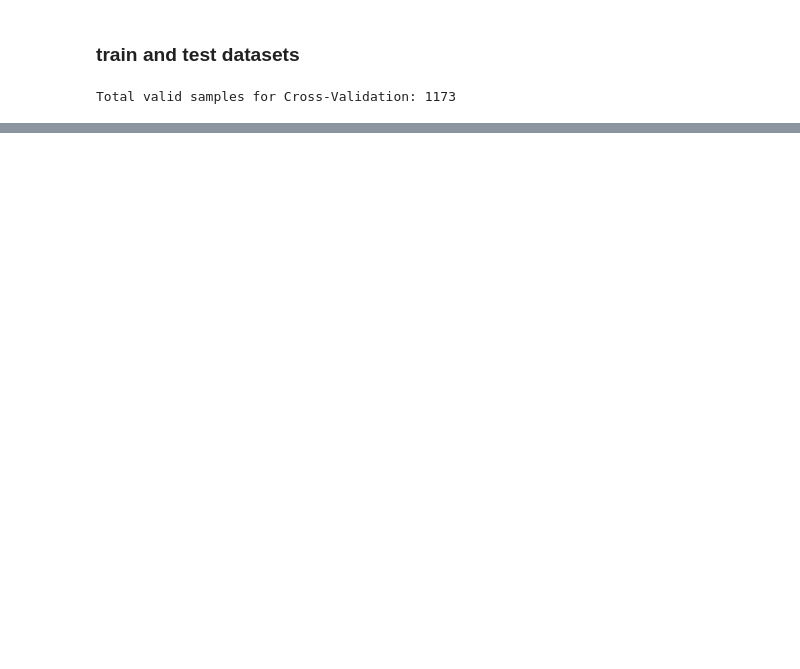
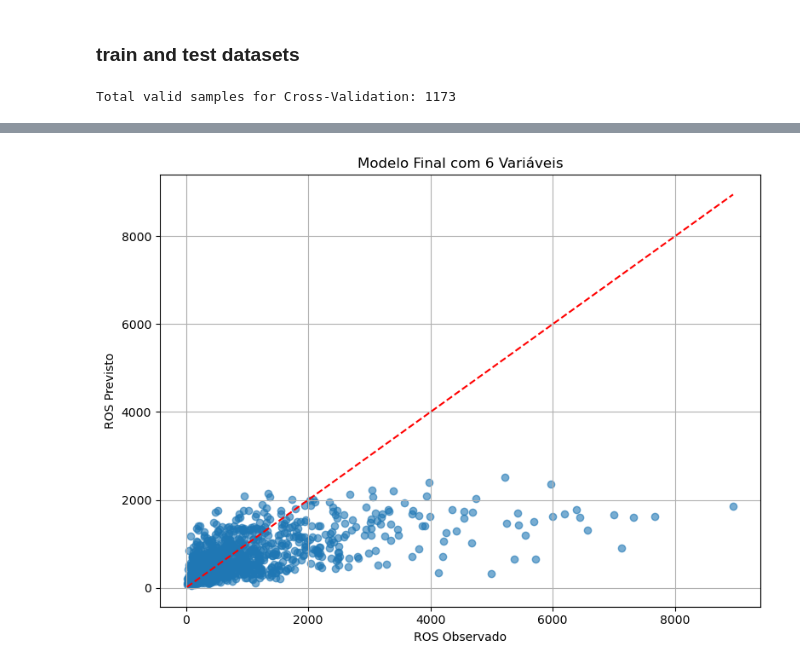
Before and after one commit to rafael-bork/FIRE-HACK-Project, a Jupyter notebook: Notebooks/4Models/Linear_model.ipynb, the cells around one changed output, grey strips where cells are left out. Drawn from its saved outputs; the diff is of its cells as text; code cells hidden in the pictures; blank space fills up the shorter version.

Commit message:
linear model benchmark model

```diff
--- a/Notebooks/4Models/Linear_model.ipynb
+++ b/Notebooks/4Models/Linear_model.ipynb
@@ -55,5 +67,0 @@ Dataset loaded
-# %%
-n_before = len(df)
-df = df.dropna(subset=['ros_p']).reset_index(drop=True)
-n_after = len(df)
-print(f"Removed {n_before - n_after} rows with NaN in 'ros_p'. Remaining rows: {n_after}")
@@ -105,5 +103,0 @@ df = df[c]
-# %%
-df = df.drop(
-    columns=["EL_m_av", "Cin_av", "gT_s_9_av", "rh_700_av", "LiftIdx_av", "CBH_m_av"],
-    errors="ignore"
-)
@@ -140,0 +141,5 @@ linear_random = HalvingRandomSearchCV(
+# %%
+n_before = len(df)
+df = df.dropna(subset=['ros_p_log']).reset_index(drop=True)
+n_after = len(df)
+print(f"Removed {n_before - n_after} rows with NaN in 'ros_p'. Remaining rows: {n_after}")
@@ -143,10 +150,10 @@ linear_random = HalvingRandomSearchCV(
 # %%
 # Define features (excluding specific columns)
 
-train_features = [col for col in df.columns if col not in ('ros_p', 'inidoy', 'enddoy', "geometry")]
+train_features = [col for col in df.columns if col not in ('ros_p_log', 'inidoy', 'enddoy', "geometry")]
 # Create initial X and y
 X = df[train_features].copy()
-y = df['ros_p'].copy()
+y = df['ros_p_log'].copy()
 
 
 # Remove invalid targets (-1) BEFORE cross-validation
@@ -262,0 +391,77 @@ Trained on full dataset. Best model saved.
+# %%
+# ============================================================
+# MODELO FINAL COM N VARIÁVEIS SELECIONADAS
+# ============================================================
+
+import numpy as np
+from sklearn.metrics import r2_score, mean_absolute_error
+import matplotlib.pyplot as plt
+
+# ------------------------------------------------------------
+# 1. Definir número de variáveis que quer usar
+# ------------------------------------------------------------
+n_selected = 6  # altere este valor para o número de variáveis desejado
+
+# pegar as n primeiras variáveis selecionadas pelo FFS
+final_features = ffs_df["added_feature"].iloc[:n_selected].tolist()
+print(f"\n✅ Variáveis selecionadas ({n_selected}): {final_features}")
+
+# ------------------------------------------------------------
+# 2. Treinar modelo final com estas variáveis
+# ------------------------------------------------------------
+X_final = X[final_features]
+y_final = y
+
+final_model = pipeline.fit(X_final, y_final)
+y_pred = final_model.predict(X_final)
+
+# ------------------------------------------------------------
+# 3. Coeficientes e equação final
+# ------------------------------------------------------------
+intercept = final_model.named_steps["linreg"].intercept_
+coef = final_model.named_steps["linreg"].coef_
+
+print(f"\nIntercept (ln(a)): {intercept:.4f}")
+print("Coeficientes:")
+for var, c in zip(final_features, coef):
+    print(f"  {var}: {c:.4f}")
+
+# Construir a equação em formato legível
+equation_terms = [f"{c:.4f}*{var}" for var, c in zip(final_features, coef)]
+equation = "ln(ROS) = {:.4f} + ".format(intercept) + " + ".join(equation_terms)
+print("\nEquação final do modelo:")
+print(equation)
+
+# ------------------------------------------------------------
+# 4. Métricas do modelo final
+# ------------------------------------------------------------
+r2 = r2_score(y_final, y_pred)
+mae_linear = np.mean(np.abs(np.exp(y_pred) - np.exp(y_final)))
+print(f"\nR² (log scale) = {r2:.4f}")
+print(f"MAE (linear scale) = {mae_linear:.4f}")
+
+# ------------------------------------------------------------
+# 5. Plot ROS previsto vs observado (linear)
+# ------------------------------------------------------------
+plt.figure(figsize=(8,6))
+plt.scatter(np.exp(y_final), np.exp(y_pred), alpha=0.6)
+plt.plot([np.exp(y_final).min(), np.exp(y_final).max()],
+         [np.exp(y_final).min(), np.exp(y_final).max()], "r--")
+plt.xlabel("ROS Observado")
+plt.ylabel("ROS Previsto")
+plt.title(f"Modelo Final com {n_selected} Variáveis")
+plt.grid(True)
+plt.tight_layout()
+plt.show()
+
+import pickle
+
+# ------------------------------------------------------------
+# 6. Salvar modelo final em .pkl
+# ------------------------------------------------------------
+model_filename = f"..\..\Data\Models\model_linear_ffs.pkl"
+with open(model_filename, "wb") as f:
+    pickle.dump(final_model, f)
+
+print(f"\n✅ Modelo salvo em '{model_filename}'")
+# %% [output]
@@ -262,0 +484 @@ Trained on full dataset. Best model saved.
+[figure, added]
```
Also changed, not shown: parts of 32 cells of this notebook, 30 other files.
